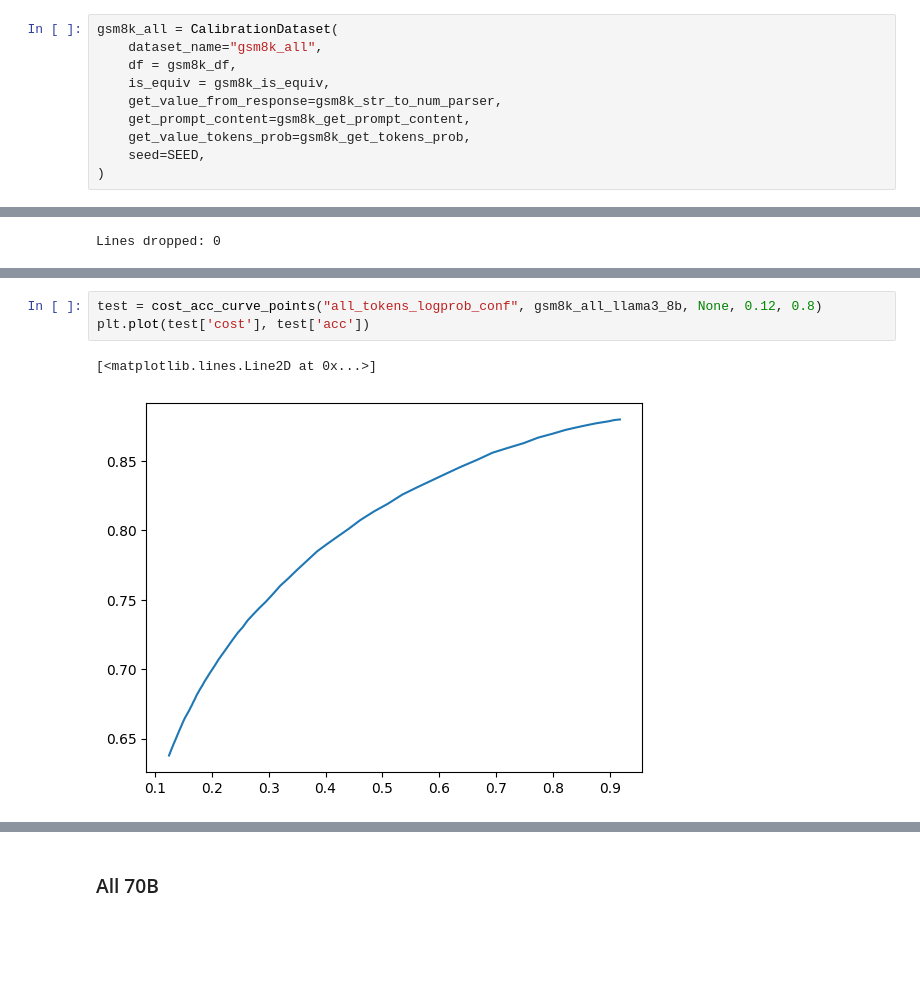
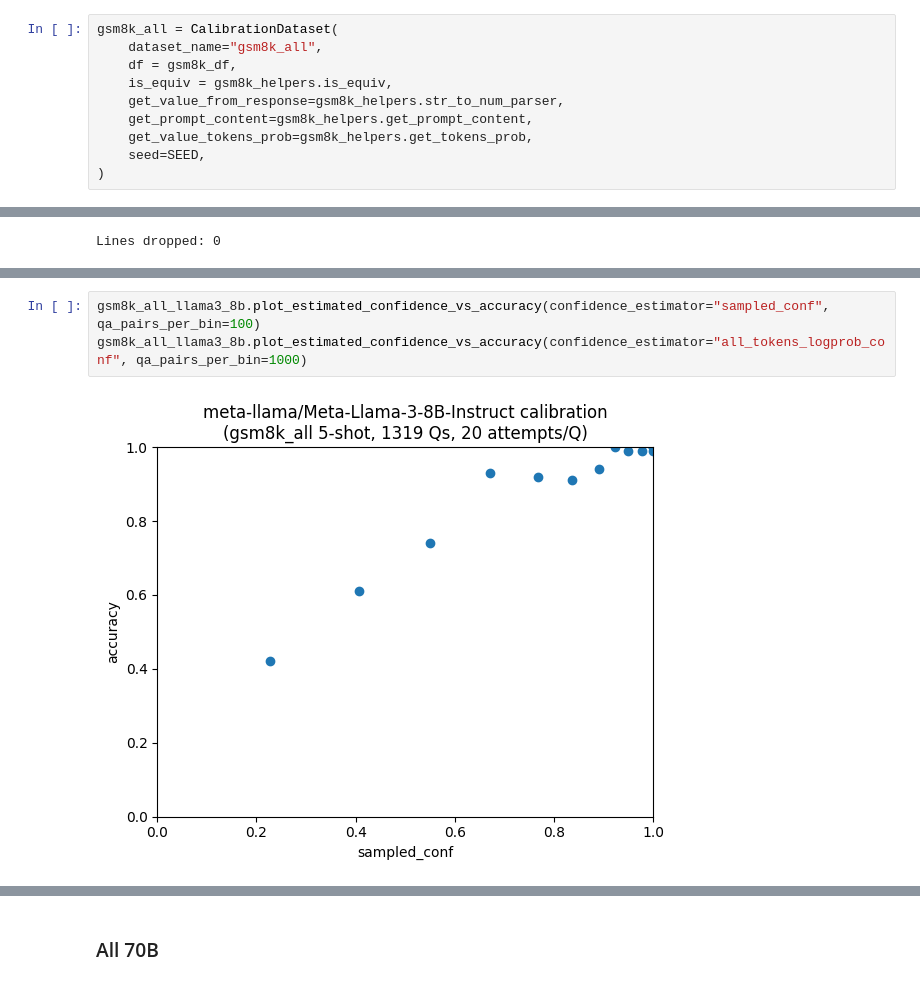
Before and after one commit to jamesyc23/alamere, a Jupyter notebook: confidence_research.ipynb, the cells around one changed output, grey strips where cells are left out. Cells and saved outputs as stored; diff of their text form; blank space fills up the shorter version.

```diff
--- a/confidence_research.ipynb
+++ b/confidence_research.ipynb
@@ -107,10 +86,10 @@ def gsm8k_get_tokens_prob(logprobs):
 gsm8k_all = CalibrationDataset(
     dataset_name="gsm8k_all",
     df = gsm8k_df,
-    is_equiv = gsm8k_is_equiv,
-    get_value_from_response=gsm8k_str_to_num_parser,
-    get_prompt_content=gsm8k_get_prompt_content,
-    get_value_tokens_prob=gsm8k_get_tokens_prob,
+    is_equiv = gsm8k_helpers.is_equiv,
+    get_value_from_response=gsm8k_helpers.str_to_num_parser,
+    get_prompt_content=gsm8k_helpers.get_prompt_content,
+    get_value_tokens_prob=gsm8k_helpers.get_tokens_prob,
     seed=SEED,
 )
 # %% [markdown]
@@ -137,6 +112,5 @@ gsm8k_all_llama3_8b.plot_estimated_confidence_vs_accuracy(confidence_estimator="
-# %%
-test = cost_acc_curve_points("all_tokens_logprob_conf", gsm8k_all_llama3_8b, None, 0.12, 0.8)
-plt.plot(test['cost'], test['acc'])
-# %% [output]
-[<matplotlib.lines.Line2D at 0x...>]
-[figure, removed]
+# %%
+gsm8k_all_llama3_8b.plot_estimated_confidence_vs_accuracy(confidence_estimator="sampled_conf", qa_pairs_per_bin=100)
+gsm8k_all_llama3_8b.plot_estimated_confidence_vs_accuracy(confidence_estimator="all_tokens_logprob_conf", qa_pairs_per_bin=1000)
+# %% [output]
+[figure, added]
```
Also changed, not shown: parts of 11 cells of this notebook, 1 other file.
